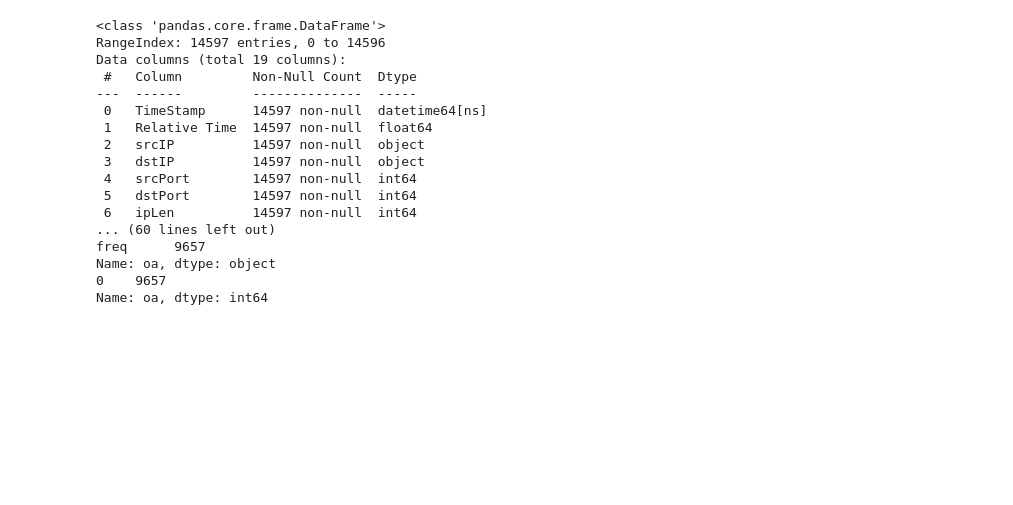
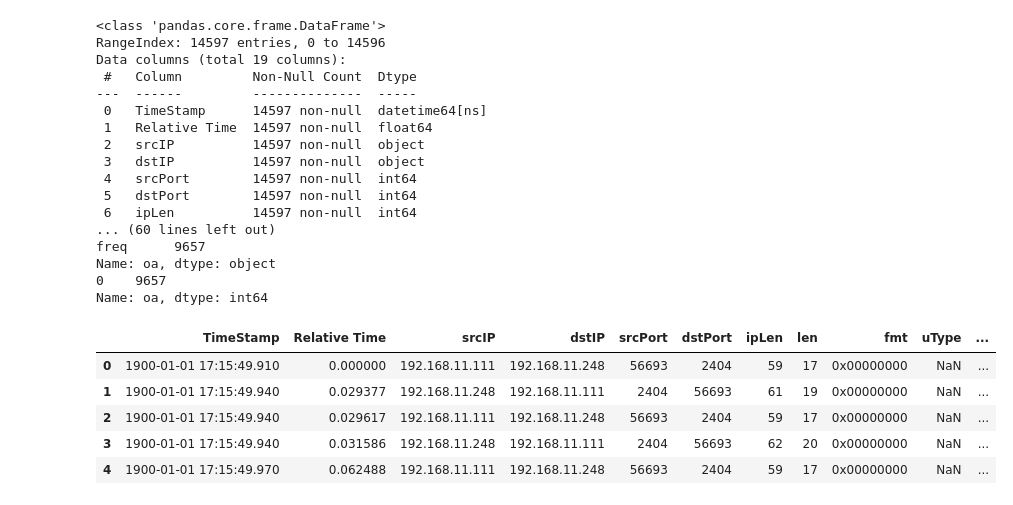
Before and after one commit to ankimme/vut-bp-ics-communication-analyzer, a Jupyter notebook: main.ipynb, the cells around one changed output. Cells and saved outputs as stored; diff of their text form; code cells hidden in the pictures; blank space fills up the shorter version.

```diff
--- a/main.ipynb
+++ b/main.ipynb
@@ -79,18 +79,23 @@ file = "data/mega104-14-12-18-ioa.csv"
 # file = "data/mega104-17-12-18-ioa.csv"
 df = pd.read_csv(file, sep=";", dtype={'asduType':'category', 'numix':'category', 'cot':'category', 'uType':'category', 'oa':'category'})
 
+# df = df[df['uType'].str.contains("nan") == False]
 
-# prida sloupce 'commL3Id' a 'commL4Id' do dataframu s id komunikaci
-cp_l3, cp_l4 = find_communication_pairs(df)
-df['commL3Id'] = df.apply(lambda row: cp_l3[(row.srcIP, row.dstIP)], axis=1).astype("category")
-df['commL4Id'] = df.apply(lambda row: cp_l4[(row.srcIP, row.srcPort, row.dstIP, row.dstPort)], axis=1).astype("category")
+df.head()
 
-# prevede prvni sloupec do datetime typu
-df['TimeStamp'] = pd.to_datetime(df['TimeStamp'], format="%H:%M:%S.%f")
+print(df.head().to_latex())
 
-# prida relativni cislo dne (protoze timestamp neobsahuje informaci o datu)
-df['relativeDay'] = find_relative_days(df)
+# # prida sloupce 'commL3Id' a 'commL4Id' do dataframu s id komunikaci
+# cp_l3, cp_l4 = find_communication_pairs(df)
+# df['commL3Id'] = df.apply(lambda row: cp_l3[(row.srcIP, row.dstIP)], axis=1).astype("category")
+# df['commL4Id'] = df.apply(lambda row: cp_l4[(row.srcIP, row.srcPort, row.dstIP, row.dstPort)], axis=1).astype("category")
 
-# pricteni relativniho poctu dnu
-# datumy nebudou davat smysl ale odlisi se jednotlive dny od sebe
-df['TimeStamp'] = df.apply(lambda row: row.TimeStamp + timedelta(days=row.relativeDay), axis=1)
+# # prevede prvni sloupec do datetime typu
+# df['TimeStamp'] = pd.to_datetime(df['TimeStamp'], format="%H:%M:%S.%f")
+
+# # prida relativni cislo dne (protoze timestamp neobsahuje informaci o datu)
+# df['relativeDay'] = find_relative_days(df)
+
+# # pricteni relativniho poctu dnu
+# # datumy nebudou davat smysl ale odlisi se jednotlive dny od sebe
+# df['TimeStamp'] = df.apply(lambda row: row.TimeStamp + timedelta(days=row.relativeDay), axis=1)
@@ -336,3 +410,13 @@ freq      9657
 Name: oa, dtype: object
 0    9657
 Name: oa, dtype: int64
+# %%
+df.ioa.value_counts()
+# divne hodnoty
+# %% [output]
+|  | TimeStamp | Relative Time | srcIP | dstIP | srcPort | dstPort | ipLen | len | fmt | uType | ... |
+| 0 | 1900-01-01 17:15:49.910 | 0.000000 | 192.168.11.111 | 192.168.11.248 | 56693 | 2404 | 59 | 17 | 0x00000000 | NaN | ... |
+| 1 | 1900-01-01 17:15:49.940 | 0.029377 | 192.168.11.248 | 192.168.11.111 | 2404 | 56693 | 61 | 19 | 0x00000000 | NaN | ... |
+| 2 | 1900-01-01 17:15:49.940 | 0.029617 | 192.168.11.111 | 192.168.11.248 | 56693 | 2404 | 59 | 17 | 0x00000000 | NaN | ... |
+| 3 | 1900-01-01 17:15:49.940 | 0.031586 | 192.168.11.248 | 192.168.11.111 | 2404 | 56693 | 62 | 20 | 0x00000000 | NaN | ... |
+| 4 | 1900-01-01 17:15:49.970 | 0.062488 | 192.168.11.111 | 192.168.11.248 | 56693 | 2404 | 59 | 17 | 0x00000000 | NaN | ... |
```
Also changed, not shown: parts of 7 cells of this notebook, 3 other files.
